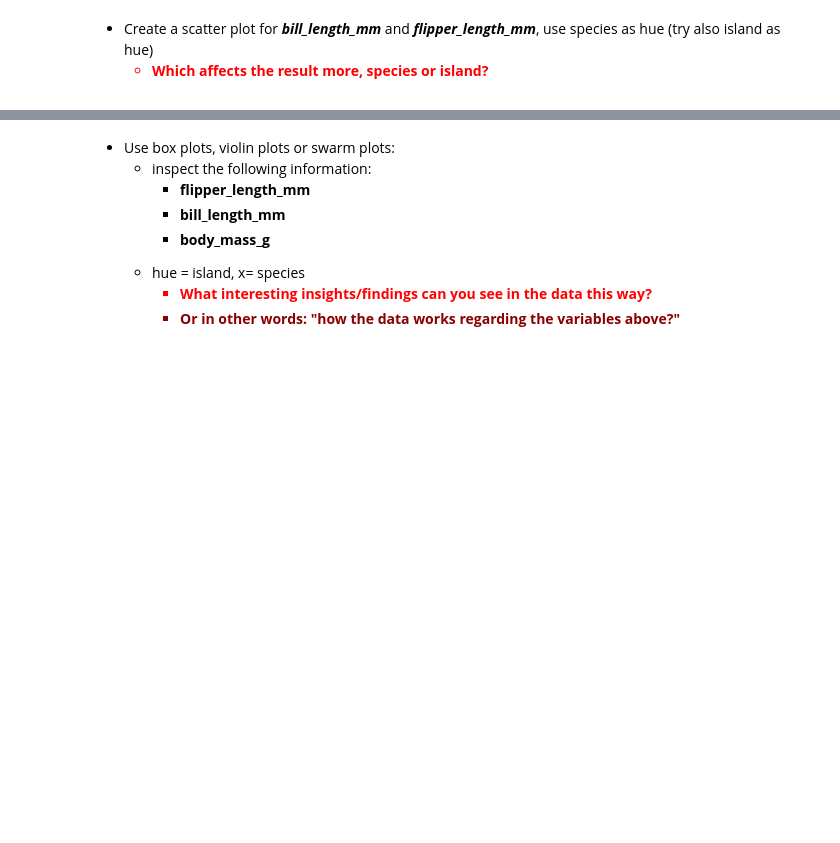
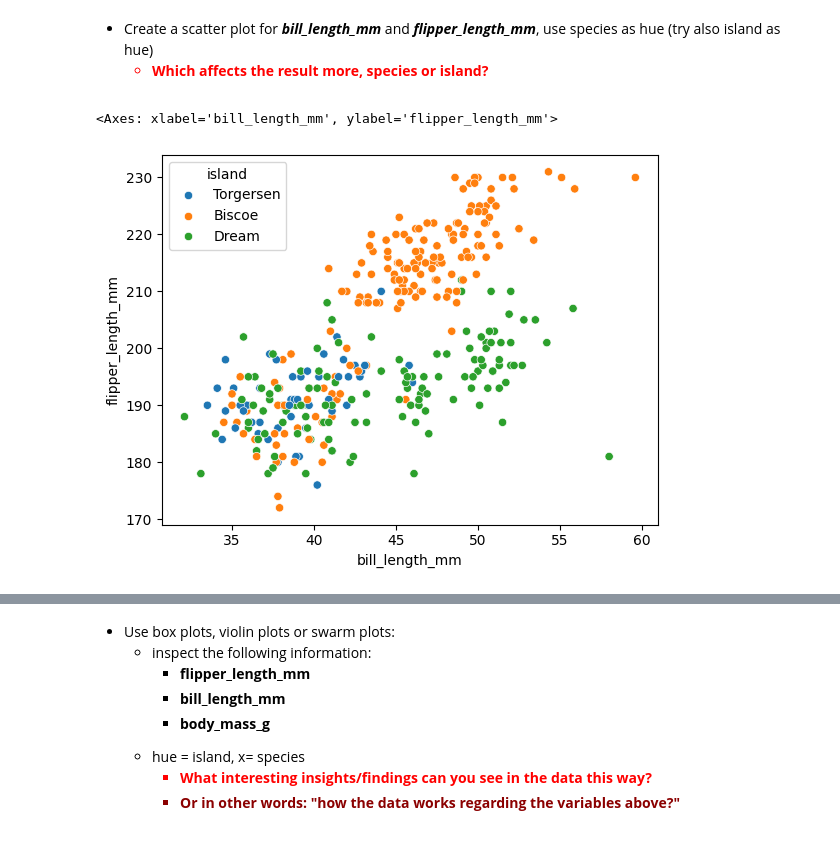
Before and after one commit to jehuhta/Intro_Data_Analytics_Huhta_Jeremy_Spring2025, a Jupyter notebook: Exercises_3_Seaborn/DataAnalyticsExerciseSet3.ipynb, the cells around one changed output, grey strips where cells are left out. Cells and saved outputs as stored; diff of their text form; code cells hidden in the pictures; blank space fills up the shorter version.

```diff
--- a/Exercises_3_Seaborn/DataAnalyticsExerciseSet3.ipynb
+++ b/Exercises_3_Seaborn/DataAnalyticsExerciseSet3.ipynb
@@ -162,0 +148,6 @@ sns.scatterplot(data=df)
+# %%
+# A scatter plot for bill, flipper length, and hue island
+sns.scatterplot(x='bill_length_mm', y='flipper_length_mm', hue='island',data=df)
+# %% [output]
+<Axes: xlabel='bill_length_mm', ylabel='flipper_length_mm'>
+[figure, added]
```
Also changed, not shown: parts of 65 cells of this notebook.
